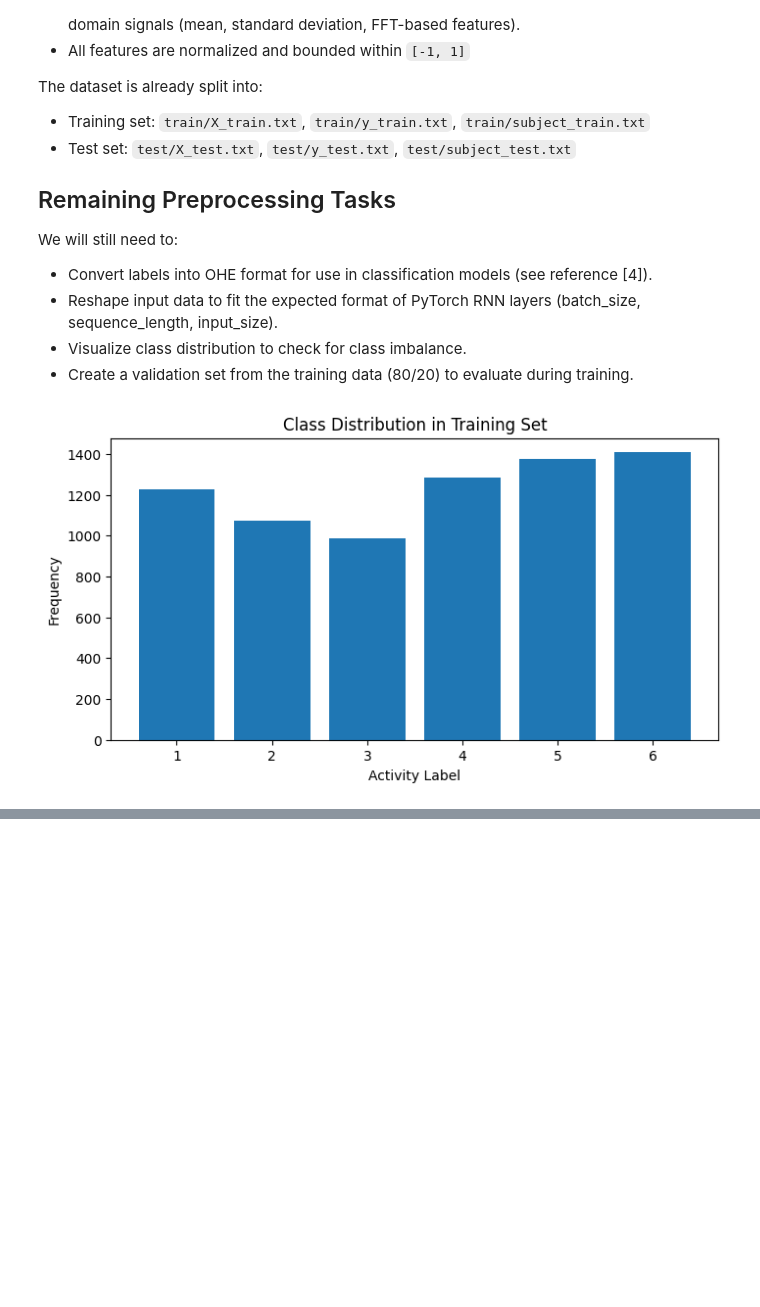
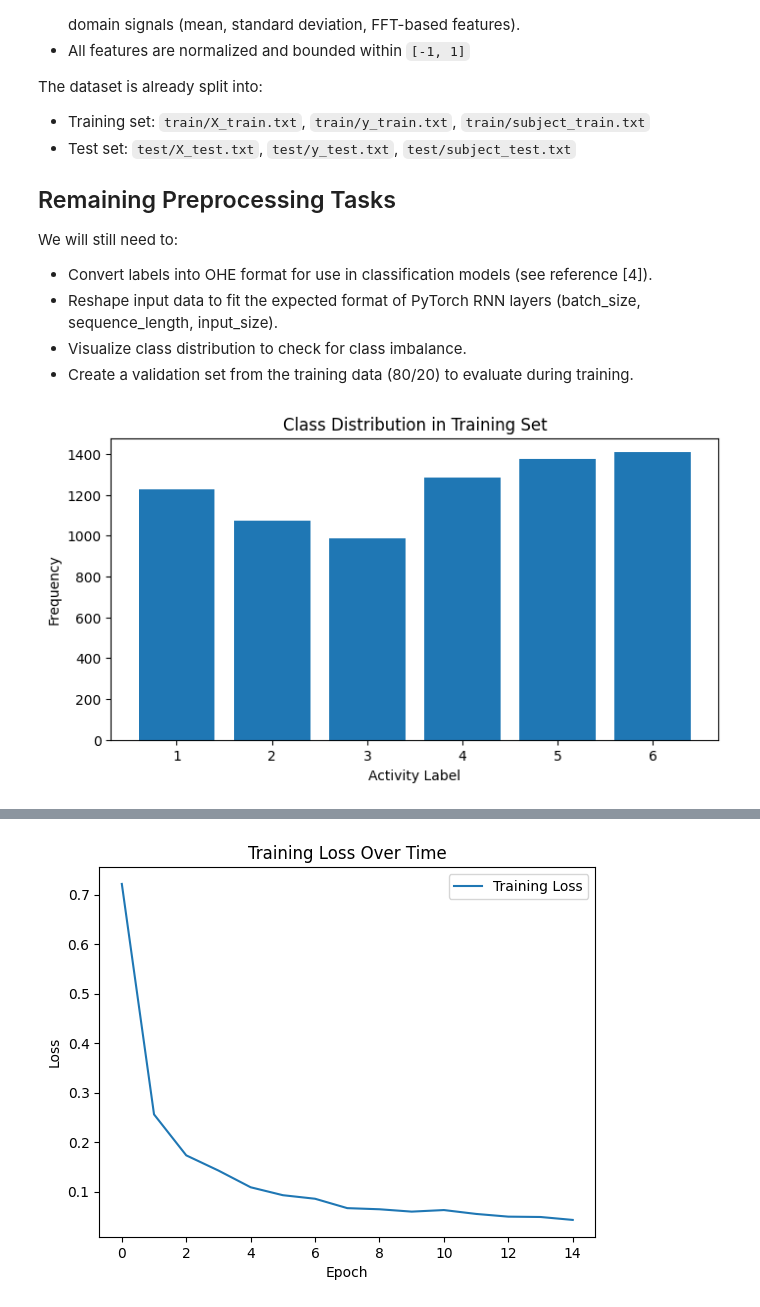
Before and after one commit to Kyle-J13/proj-ai-ml, a Jupyter notebook: projects/ADL-classifiers/RNN/ADL-RNN.ipynb, the cells around one changed output, grey strips where cells are left out. Saved outputs shown, nothing was run; the diff lists cells and outputs as text; code cells hidden in the pictures; blank space fills up the shorter version.

```diff
--- a/projects/ADL-classifiers/RNN/ADL-RNN.ipynb
+++ b/projects/ADL-classifiers/RNN/ADL-RNN.ipynb
@@ -91,0 +104,84 @@ activation function ss
+# %%
+# imports
+import torch
+import torch.nn as nn
+import torch.optim as optim
+from torch.utils.data import DataLoader, TensorDataset
+from sklearn.metrics import f1_score
+
+# Convert numpy arrays to PyTorch tensors
+X_train_tensor = torch.tensor(X_train_rnn, dtype=torch.float32)
+y_train_tensor = torch.tensor(np.argmax(y_train_oh, axis=1), dtype=torch.long)
+X_val_tensor = torch.tensor(X_val_rnn, dtype=torch.float32)
+y_val_tensor = torch.tensor(np.argmax(y_val_oh, axis=1), dtype=torch.long)
+X_test_tensor = torch.tensor(X_test_rnn, dtype=torch.float32)
+y_test_tensor = torch.tensor(np.argmax(y_test_oh, axis=1), dtype=torch.long)
+
+# Create DataLoaders
+batch_size = 64
+train_loader = DataLoader(TensorDataset(X_train_tensor, y_train_tensor), batch_size=batch_size, shuffle=True)
+val_loader = DataLoader(TensorDataset(X_val_tensor, y_val_tensor), batch_size=batch_size)
+test_loader = DataLoader(TensorDataset(X_test_tensor, y_test_tensor), batch_size=batch_size)
+
+# Define RNN model (see reference [5])
+class BasicRNN(nn.Module):
+    def __init__(self, input_size=561, hidden_size=128, output_size=6):
+        super(BasicRNN, self).__init__()
+        self.rnn = nn.RNN(input_size, hidden_size, batch_first=True)
+        self.fc = nn.Linear(hidden_size, output_size)
+
+    def forward(self, x):
+        out, _ = self.rnn(x)
+        out = out[:, -1, :]   # Use last time step out for classification
+        return self.fc(out)
+
+# Initialize RNN Model
+model = BasicRNN()
+criterion = nn.CrossEntropyLoss()  # (see reference [6])
+optimizer = optim.Adam(model.parameters(), lr=0.001)
+
+# Training loop
+train_losses = []
+val_f1_scores = []
+epochs = 15
+
+for epoch in range(epochs):
+    model.train()
+    epoch_loss = 0
+
+    # Training
+    for X_batch, y_batch in train_loader:
+        optimizer.zero_grad()
+        logits = model(X_batch)
+        loss = criterion(logits, y_batch)
+        loss.backward()
+        optimizer.step()
+        epoch_loss += loss.item()
+
+    train_losses.append(epoch_loss / len(train_loader))
+
+    # Validation
+    model.eval()
+    all_preds = []
+    all_targets = []
+    with torch.no_grad():
+        for X_batch, y_batch in val_loader:
+            outputs = model(X_batch)
+            _, predicted = torch.max(outputs, 1)
+            all_preds.extend(predicted.tolist())
+            all_targets.extend(y_batch.tolist())
+
+    # Compute F1 score for validation set (see reference [7])
+    val_f1 = f1_score(all_targets, all_preds, average='macro')
+    val_f1_scores.append(val_f1)
+
+    print(f"Epoch {epoch+1}/{epochs} - Loss: {epoch_loss:.4f} - F1: {val_f1:.4f}")
+
+# Plot training loss
+plt.plot(train_losses, label='Training Loss')
+plt.xlabel('Epoch')
+plt.ylabel('Loss')
+plt.title('Training Loss Over Time')
+plt.legend()
+plt.show()
+# %% [output]
@@ -91,0 +203 @@ activation function ss
+[figure, added]
```
Also changed, not shown: parts of 15 cells of this notebook.
